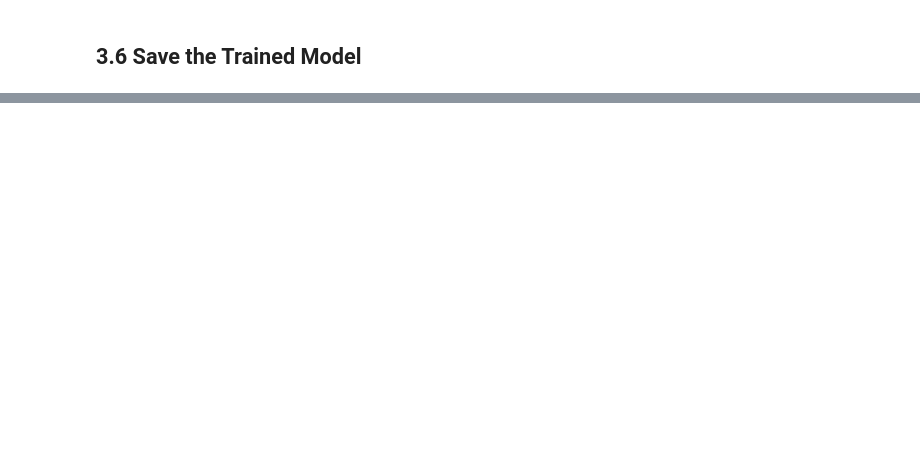
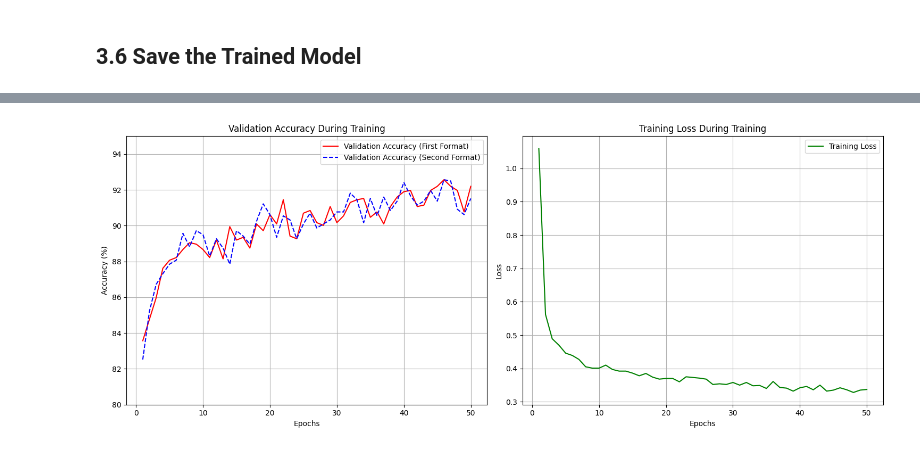
Before and after one commit to kpan02/tinyml-keyword-spotting, a Jupyter notebook: 3_training_and_analysis.ipynb, the cells around one changed output, grey strips where cells are left out. Cells and saved outputs as stored; diff of their text form; code cells hidden in the pictures; blank space fills up the shorter version.

```diff
--- a/3_training_and_analysis.ipynb
+++ b/3_training_and_analysis.ipynb
@@ -242,2 +325,54 @@ save_model(model_fp32, torch_path)
 # %%
 'You can now find your model in %s under the folder icon to the left.' % torch_path
+# %%
+import matplotlib.pyplot as plt
+import numpy as np
+
+epochs = list(range(1, 51))
+
+# Training loss values
+train_loss = [1.06, 0.562, 0.489, 0.47, 0.446, 0.439, 0.427, 0.405, 0.401, 0.401,
+              0.41, 0.397, 0.392, 0.392, 0.386, 0.378, 0.385, 0.374, 0.368, 0.37,
+              0.37, 0.36, 0.375, 0.373, 0.371, 0.368, 0.352, 0.354, 0.352, 0.358,
+              0.35, 0.358, 0.348, 0.349, 0.34, 0.361, 0.343, 0.341, 0.332, 0.342,
+              0.346, 0.336, 0.35, 0.332, 0.335, 0.342, 0.336, 0.328, 0.335, 0.337]
+
+# Validation accuracy values
+val_acc = [83.57, 84.77, 85.97, 87.62, 88.07, 88.22, 88.67, 89.05, 88.97, 88.67,
+           88.22, 89.2, 88.15, 89.95, 89.2, 89.35, 88.75, 90.1, 89.72, 90.62,
+           90.1, 91.45, 89.42, 89.27, 90.7, 90.85, 90.17, 90.02, 91.07, 90.17,
+           90.55, 91.3, 91.45, 91.52, 90.47, 90.77, 90.1, 91.07, 91.6, 91.9,
+           91.97, 91.07, 91.15, 91.97, 92.2, 92.57, 92.2, 91.97, 90.77, 92.2]
+
+# Validation accuracy from the second line format
+val_acc2 = [82.52, 85.22, 86.72, 87.32, 87.85, 88.07, 89.57, 88.82, 89.72, 89.50,
+            88.30, 89.27, 88.75, 87.85, 89.72, 89.42, 88.97, 90.25, 91.22, 90.62,
+            89.35, 90.55, 90.32, 89.27, 90.10, 90.70, 89.87, 90.10, 90.32, 90.77,
+            90.77, 91.82, 91.45, 90.17, 91.52, 90.55, 91.60, 90.85, 91.37, 92.42,
+            91.67, 91.15, 91.37, 91.97, 91.37, 92.57, 92.50, 90.92, 90.62, 91.52]
+
+
+fig, (ax1, ax2) = plt.subplots(1, 2, figsize=(15, 6))
+
+# Plot validation accuracy
+ax1.plot(epochs, val_acc, 'r-', label='Validation Accuracy (First Format)')
+ax1.plot(epochs, val_acc2, 'b--', label='Validation Accuracy (Second Format)')
+ax1.set_title('Validation Accuracy During Training')
+ax1.set_xlabel('Epochs')
+ax1.set_ylabel('Accuracy (%)')
+ax1.legend()
+ax1.grid(True)
+ax1.set_ylim(80, 95)  # Set y-axis limits for better visualization
+
+# Plot training loss
+ax2.plot(epochs, train_loss, 'g-', label='Training Loss')
+ax2.set_title('Training Loss During Training')
+ax2.set_xlabel('Epochs')
+ax2.set_ylabel('Loss')
+ax2.legend()
+ax2.grid(True)
+
+plt.tight_layout()
+plt.show()
+# %% [output]
+[figure, added]
```
Also changed, not shown: parts of 16 cells of this notebook.
